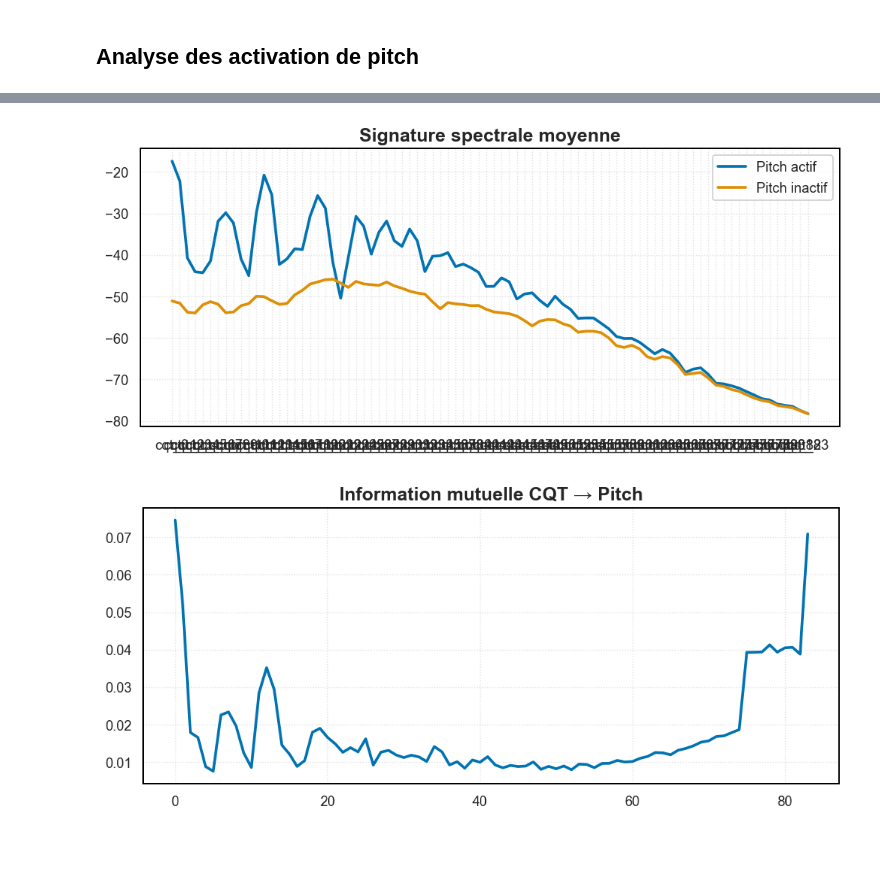
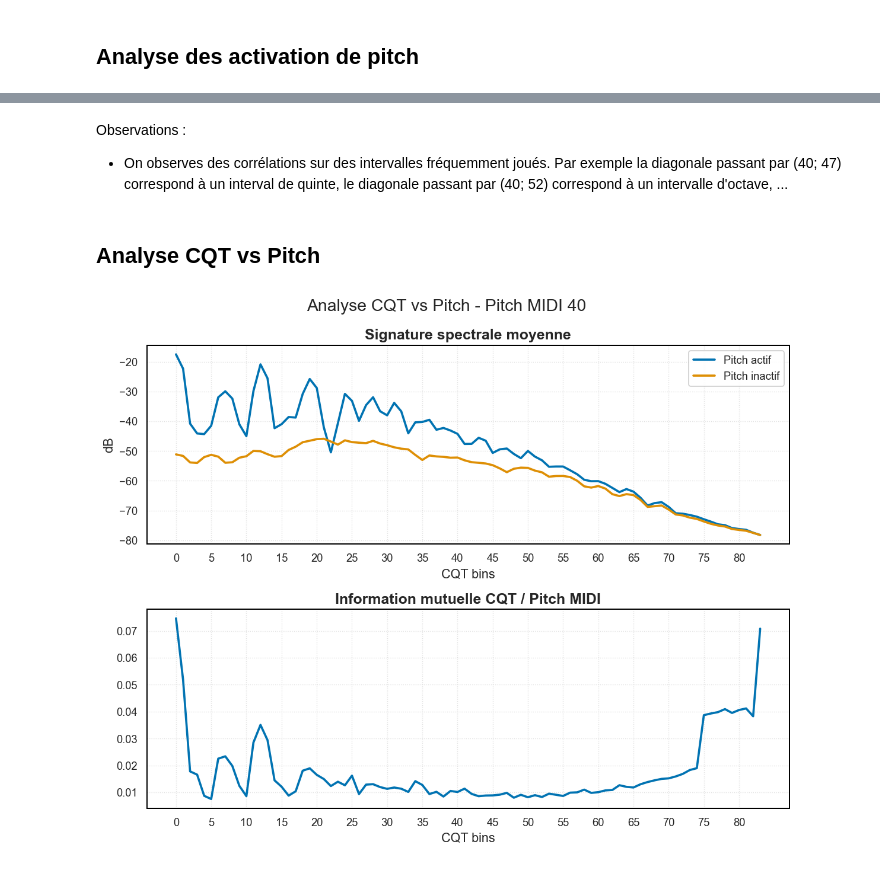
Before and after one commit to DamienDESSAUX-M2i/M2i_CDSD_Projet, a Jupyter notebook: audio_midi/notebooks/23_eda_dataset_frame_wise.ipynb, the cells around one changed output, grey strips where cells are left out. Drawn from its saved outputs; the diff is of its cells as text; code cells hidden in the pictures.

```diff
--- a/audio_midi/notebooks/23_eda_dataset_frame_wise.ipynb
+++ b/audio_midi/notebooks/23_eda_dataset_frame_wise.ipynb
@@ -117,7 +118,3 @@ train_dataset, validation_dataset, test_dataset = dataset_builder_pipeline.run()
-# %%
-X_train, y_train = train_dataset
-X_validation, y_validation = validation_dataset
-X_test, y_test = test_dataset
 # %% [markdown]
 ## Description générale du dataset
 # %%
@@ -385,8 +415,11 @@ plt.show()
 # %% [markdown]
 ### PCA
 # %%
+scaler = RobustScaler()
+X_train_normalized = scaler.fit_transform(X_train)
+
 pca = PCA()
-pca.fit(X_train)
+pca.fit_transform(X_train_normalized)
 
 cumulative_variance = pca.explained_variance_ratio_.cumsum()
 # %%
@@ -493,25 +765,43 @@ Taux de transition : 0.1292595057922272
+# %% [markdown]
+Observations :
+- On observes des corrélations sur des intervalles fréquemment joués. Par exemple la diagonale passant par (40; 47) correspond à un interval de quinte, le diagonale passant par (40; 52) correspond à un intervalle d'octave, ...
+# %% [markdown]
+## Analyse CQT vs Pitch
+# %%
+pitch = 40  # /!\ Entre 40 et 88
+
+active = X_train[y_train[f"midi_pitch_{pitch}"] == 1]
+inactive = X_train[y_train[f"midi_pitch_{pitch}"] == 0]
+
+mutual_information = mutual_info_classif(
+    X_train, y_train[f"midi_pitch_{pitch}"].astype(int)
+)
 # %%
-pitch_id = 60 if y_train.shape[1] > 60 else 0
+fig, (ax1, ax2) = plt.subplots(2, 1, figsize=(10, 8))
 
-active = X_train[y_train.values[:, pitch_id] == 1]
-inactive = X_train[y_train.values[:, pitch_id] == 0]
+fig.suptitle(f"Analyse CQT vs Pitch - Pitch MIDI {pitch}", fontsize=17)
 
-plt.figure(figsize=(10, 4))
-plt.plot(active.mean(axis=0), label="Pitch actif")
-plt.plot(inactive.mean(axis=0), label="Pitch inactif")
-plt.legend()
-plt.title("Signature spectrale moyenne")
-plt.show()
+ax1.plot(active.mean(axis=0), label="Pitch actif")
+ax1.plot(inactive.mean(axis=0), label="Pitch inactif")
+ax1.legend()
+
+ax1.set_title("Signature spectrale moyenne")
+ax1.set_xticks(
+    np.arange(0, len(active.columns), 5), np.arange(0, len(active.columns), 5)
+)
+ax1.set_xlabel("CQT bins")
+ax1.set_ylabel("dB")
+
+ax2.plot(mutual_information)
+
+ax2.set_title("Information mutuelle CQT / Pitch MIDI")
+ax2.set_xticks(
+    np.arange(0, len(mutual_information), 5), np.arange(0, len(mutual_information), 5)
+)
+ax2.set_xlabel("CQT bins")
+
+fig.tight_layout()
+plt.savefig((FIGURES_DIRECTORY / "cqt_vs_pitch.png").as_posix())
+fig.show()
 # %% [output]
-[figure, old version]
+[figure, new version]
-# %%
-pitch_id = 0
-
-mi = mutual_info_classif(X_train, y_train.values[:, pitch_id].astype(int))
-
-plt.figure(figsize=(10, 4))
-plt.plot(mi)
-plt.title("Information mutuelle CQT → Pitch")
-plt.show()
-# %% [output]
-[figure, removed]
```
Also changed, not shown: parts of 24 cells of this notebook, 12 other files.
